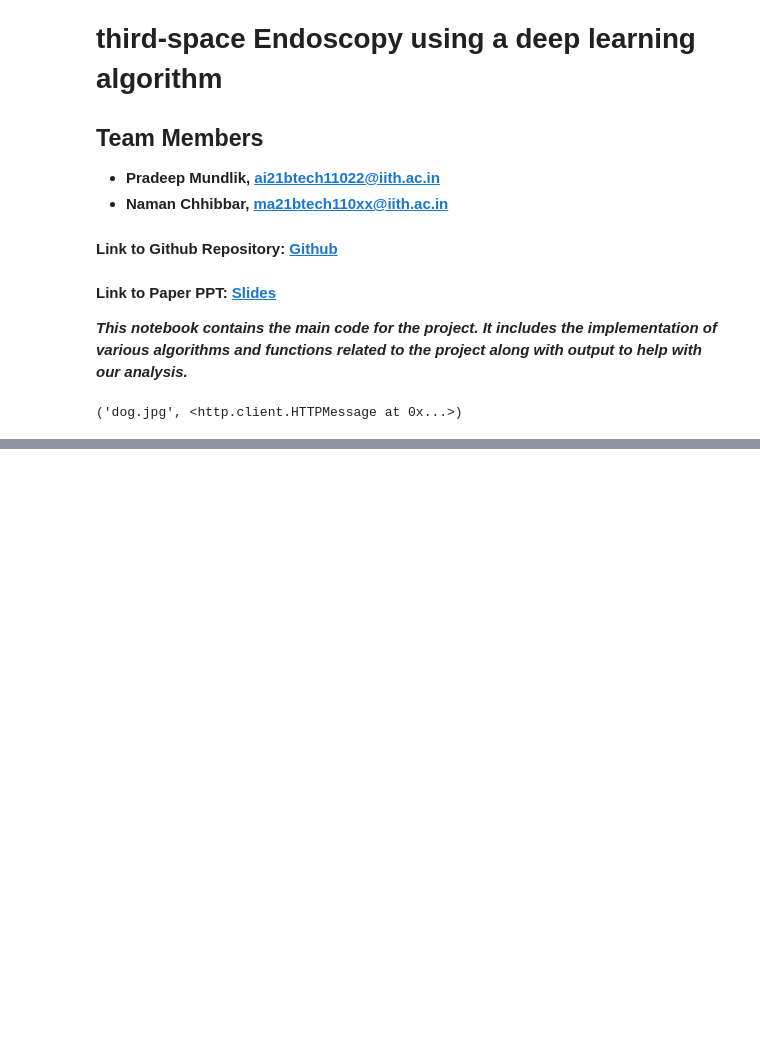
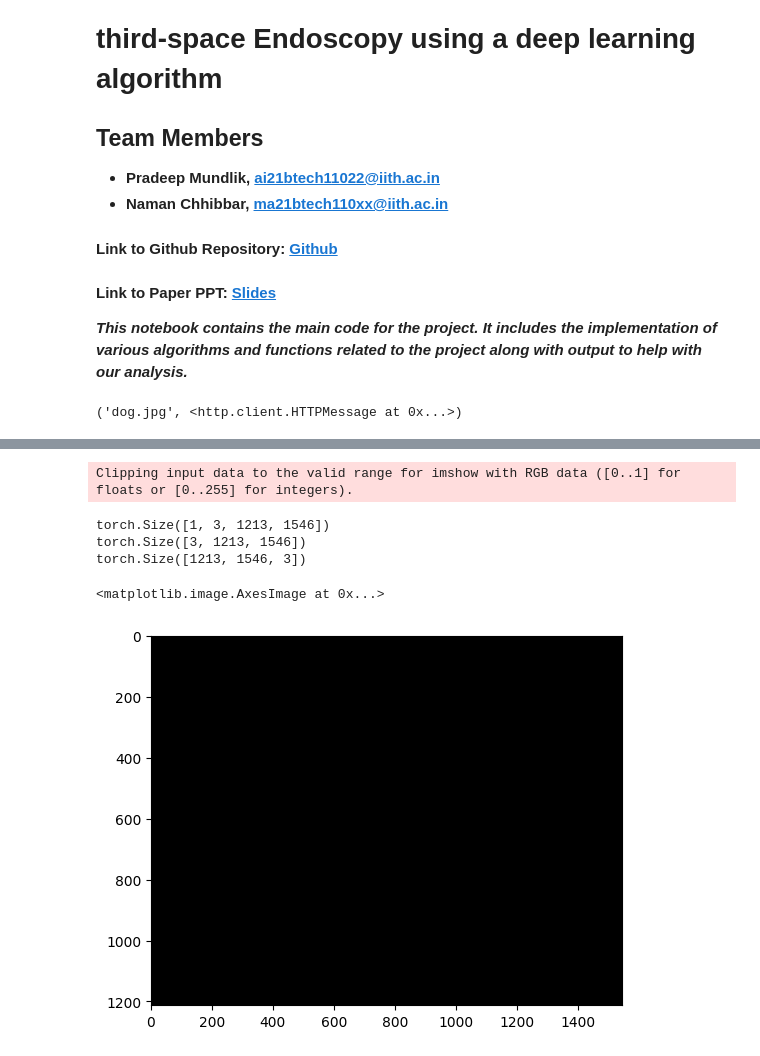
Before and after one commit to NamanChhibbar/BM5020-Project, a Jupyter notebook: main.ipynb, the cells around one changed output, grey strips where cells are left out. Saved outputs shown, nothing was run; the diff lists cells and outputs as text; code cells hidden in the pictures; blank space fills up the shorter version.

Commit message:
Fixed error with input

```diff
--- a/main.ipynb
+++ b/main.ipynb
@@ -37,7 +44,11 @@ class Resnest(nn.Module):
 
     def forward(self, x):
         x = self.model(x)
-        return x
+        print(x.shape)
+        x = x.unsqueeze(2)
+        x = x.unsqueeze(2)
+        print(x.shape)
+        return {"out": x}
 
 # define the preprocessing function
 def preprocess(image):
@@ -103,0 +89,5 @@ TypeError: _SimpleSegmentationModel.__init__() missing 2 required positional arg
+# %%
+# define the model
+clf = models.segmentation.deeplabv3.DeepLabHead(2048, 3)
+model = models.segmentation.DeepLabV3(backbone=Resnest(), classifier=clf)
+print(model)
@@ -103,0 +112,10 @@ TypeError: _SimpleSegmentationModel.__init__() missing 2 required positional arg
+# %%
+# try to visualize the model
+image = Image.open('dog.jpg')
+image = preprocess(image)
+model.eval()
+
+# predict
+with torch.no_grad():
+    output = model(image.unsqueeze(0))
+    print(output)
@@ -103,0 +140,16 @@ TypeError: _SimpleSegmentationModel.__init__() missing 2 required positional arg
+# %%
+print(output['out'].shape)
+print(image.shape)
+
+out_image = output['out'][0]
+out_image = np.transpose(out_image, (1, 2, 0))
+print(out_image.shape)
+
+plt.imshow(out_image)
+# %% [output]
+Clipping input data to the valid range for imshow with RGB data ([0..1] for floats or [0..255] for integers).
+torch.Size([1, 3, 1213, 1546])
+torch.Size([3, 1213, 1546])
+torch.Size([1213, 1546, 3])
+<matplotlib.image.AxesImage at 0x...>
+[figure, added]
```
Also changed, not shown: parts of 9 cells of this notebook.
